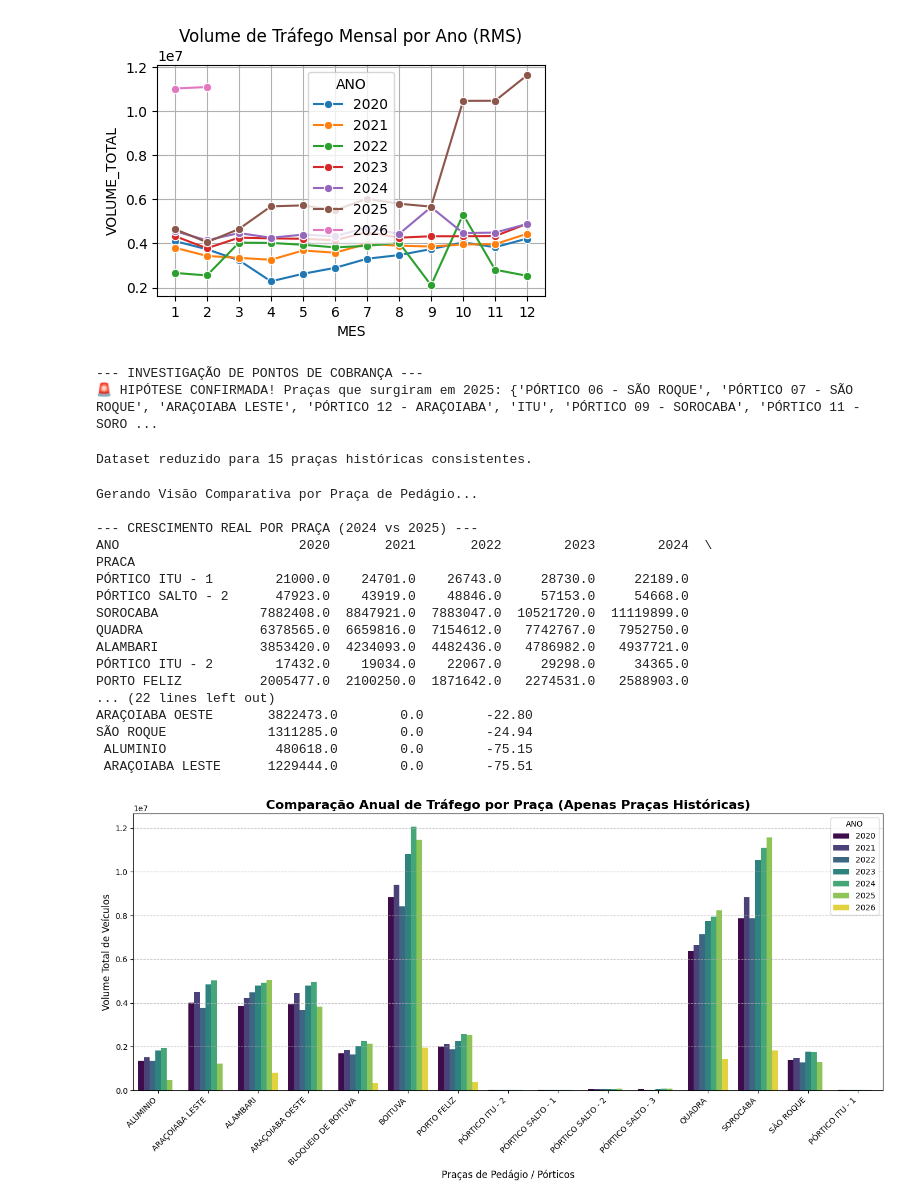
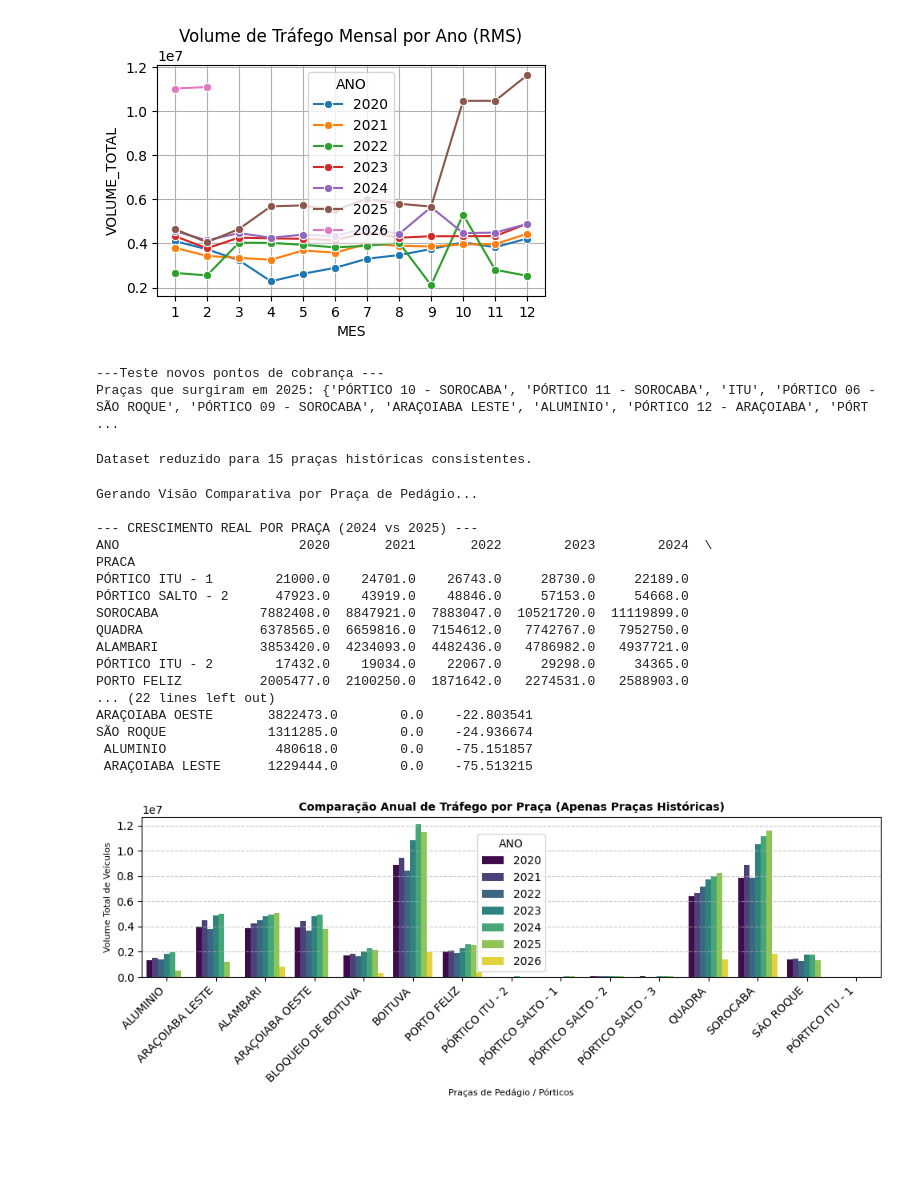
Before and after one commit to Cyrooikawa/TCC, a Jupyter notebook: main.ipynb, the cells around one changed output. Saved outputs shown, nothing was run; the diff lists cells and outputs as text; code cells hidden in the pictures; blank space fills up the shorter version.

```diff
--- a/main.ipynb
+++ b/main.ipynb
@@ -0,0 +9,3 @@
+# %%
+df = pd.read_csv('base_RMS_final.csv')
+df.head()
@@ -57,10 +70,8 @@ plt.show()
 # %%
 df_total['DATA'] = pd.to_datetime(df_total['DATA'])
 
-# 2. Cria a coluna 'ANO' extraindo apenas o ano da data
+# Cria a coluna 'ANO' extraindo apenas o ano da data
 df_total['ANO'] = df_total['DATA'].dt.year
-
-# 3. Agora sim, o seu filtro original vai funcionar perfeitamente!
 df_2024 = df_total[df_total['ANO'] == 2024]
 df_2025 = df_total[df_total['ANO'] == 2025]
 
@@ -68,22 +79,21 @@ df_2025 = df_total[df_total['ANO'] == 2025]
 pracas_2024 = set(df_2024['PRACA'].unique())
 pracas_2025 = set(df_2025['PRACA'].unique())
 
-# A mágica da Teoria dos Conjuntos para achar as diferenças
 pracas_novas = pracas_2025 - pracas_2024
 pracas_removidas = pracas_2024 - pracas_2025
 
-print("--- INVESTIGAÇÃO DE PONTOS DE COBRANÇA ---")
+print("---Teste novos pontos de cobrança ---")
 
 if len(pracas_novas) > 0:
-    print(f"🚨 HIPÓTESE CONFIRMADA! Praças que surgiram em 2025: {pracas_novas}")
+    print(f"Praças que surgiram em 2025: {pracas_novas}")
 else:
-    print("Nenhuma praça nova foi adicionada em 2025. O crescimento é orgânico.")
+    print("Nenhuma praça nova.")
 
 if len(pracas_removidas) > 0:
-    print(f"⚠️ Praças que foram desativadas em 2025: {pracas_removidas}")
+    print(f"Praças que foram desativadas em 2025: {pracas_removidas}")
 # %% [output]
---- INVESTIGAÇÃO DE PONTOS DE COBRANÇA ---
-🚨 HIPÓTESE CONFIRMADA! Praças que surgiram em 2025: {'PÓRTICO 06 - SÃO ROQUE', 'PÓRTICO 07 - SÃO ROQUE', 'ARAÇOIABA LESTE', 'PÓRTICO 12 - ARAÇOIABA', 'ITU', 'PÓRTICO 09 - SOROCABA', 'PÓRTICO 11 - SORO ...
+---Teste novos pontos de cobrança ---
+Praças que surgiram em 2025: {'PÓRTICO 10 - SOROCABA', 'PÓRTICO 11 - SOROCABA', 'ITU', 'PÓRTICO 06 - SÃO ROQUE', 'PÓRTICO 09 - SOROCABA', 'ARAÇOIABA LESTE', 'ALUMINIO', 'PÓRTICO 12 - ARAÇOIABA', 'PÓRT ...
 # %%
 # Pegar apenas as praças que existiam TANTO em 2024 QUANTO em 2025 (Interseção)
 pracas_comuns = pracas_2024.intersection(pracas_2025)
@@ -95,18 +105,13 @@ print(f"Dataset reduzido para {len(pracas_comuns)} praças históricas consisten
 # %% [output]
 Dataset reduzido para 15 praças históricas consistentes.
 # %%
-import matplotlib.pyplot as plt
-import seaborn as sns
-import pandas as pd
 
-# ==========================================
-# VISÃO 1: TABELA COMPARATIVA (Pivot Table)
-# ==========================================
+
 print("\nGerando Visão Comparativa por Praça de Pedágio...")
 
 # Cria uma tabela cruzando as Praças e os Anos
 tabela_comparativa = df_ml.pivot_table(
-    index='PRACA',         # <--- MUDANÇA AQUI: Usando PRACA ao invés de CIDADE_NOME
+    index='PRACA',
     columns='ANO',
     values='VOLUME_TOTAL',
     aggfunc='sum'
@@ -117,53 +122,49 @@ if 2024 in tabela_comparativa.columns and 2025 in tabela_comparativa.columns:
     tabela_comparativa['Variação (%)'] = ((tabela_comparativa[2025] - tabela_comparativa[2024]) / tabela_comparativa[2024]) * 100
 
 print("\n--- CRESCIMENTO REAL POR PRAÇA (2024 vs 2025) ---")
-print(tabela_comparativa.round(2).sort_values(by='Variação (%)', ascending=False))
+print(tabela_comparativa.sort_values(by='Variação (%)', ascending=False))
 
 
-# ==========================================
-# VISÃO 2: GRÁFICO DE BARRAS AGRUPADAS
-# ==========================================
-plt.figure(figsize=(14, 7))
+plt.figure(figsize=(10, 4))
 
-# Cria as barras comparativas (2024 do lado de 2025)
 sns.barplot(
     data=df_ml,
-    x='PRACA',             # <--- MUDANÇA AQUI também
+    x='PRACA',
     y='VOLUME_TOTAL',
     hue='ANO',
     estimator=sum,
     errorbar=None,
     palette='viridis'
 )
 
-plt.title('Comparação Anual de Tráfego por Praça (Apenas Praças Históricas)', fontsize=16, fontweight='bold')
-plt.xlabel('Praças de Pedágio / Pórticos', fontsize=12)
-plt.ylabel('Volume Total de Veículos', fontsize=12)
+plt.title('Comparação Anual de Tráfego por Praça (Apenas Praças Históricas)', fontsize=10, fontweight='bold')
+plt.xlabel('Praças de Pedágio / Pórticos', fontsize=8)
+plt.ylabel('Volume Total de Veículos', fontsize=8)
 
 # Gira os nomes das praças para não ficarem encavalados
 plt.xticks(rotation=45, ha='right')
 
 plt.grid(axis='y', linestyle='--', alpha=0.7)
 plt.tight_layout()
 
 # Exibe o gráfico
 plt.show()
 # %% [output]
 Gerando Visão Comparativa por Praça de Pedágio...
 
 --- CRESCIMENTO REAL POR PRAÇA (2024 vs 2025) ---
 ANO                       2020       2021       2022        2023        2024  \
 PRACA
 PÓRTICO ITU - 1        21000.0    24701.0    26743.0     28730.0     22189.0
 PÓRTICO SALTO - 2      47923.0    43919.0    48846.0     57153.0     54668.0
 SOROCABA             7882408.0  8847921.0  7883047.0  10521720.0  11119899.0
 QUADRA               6378565.0  6659816.0  7154612.0   7742767.0   7952750.0
 ALAMBARI             3853420.0  4234093.0  4482436.0   4786982.0   4937721.0
 PÓRTICO ITU - 2        17432.0    19034.0    22067.0     29298.0     34365.0
 PORTO FELIZ          2005477.0  2100250.0  1871642.0   2274531.0   2588903.0
 ... (22 lines left out)
-ARAÇOIABA OESTE       3822473.0        0.0        -22.80
-SÃO ROQUE             1311285.0        0.0        -24.94
- ALUMINIO              480618.0        0.0        -75.15
- ARAÇOIABA LESTE      1229444.0        0.0        -75.51
+ARAÇOIABA OESTE       3822473.0        0.0    -22.803541
+SÃO ROQUE             1311285.0        0.0    -24.936674
+ ALUMINIO              480618.0        0.0    -75.151857
+ ARAÇOIABA LESTE      1229444.0        0.0    -75.513215
-[figure, old version]
+[figure, new version]
```
Also changed, not shown: parts of 8 cells of this notebook.
